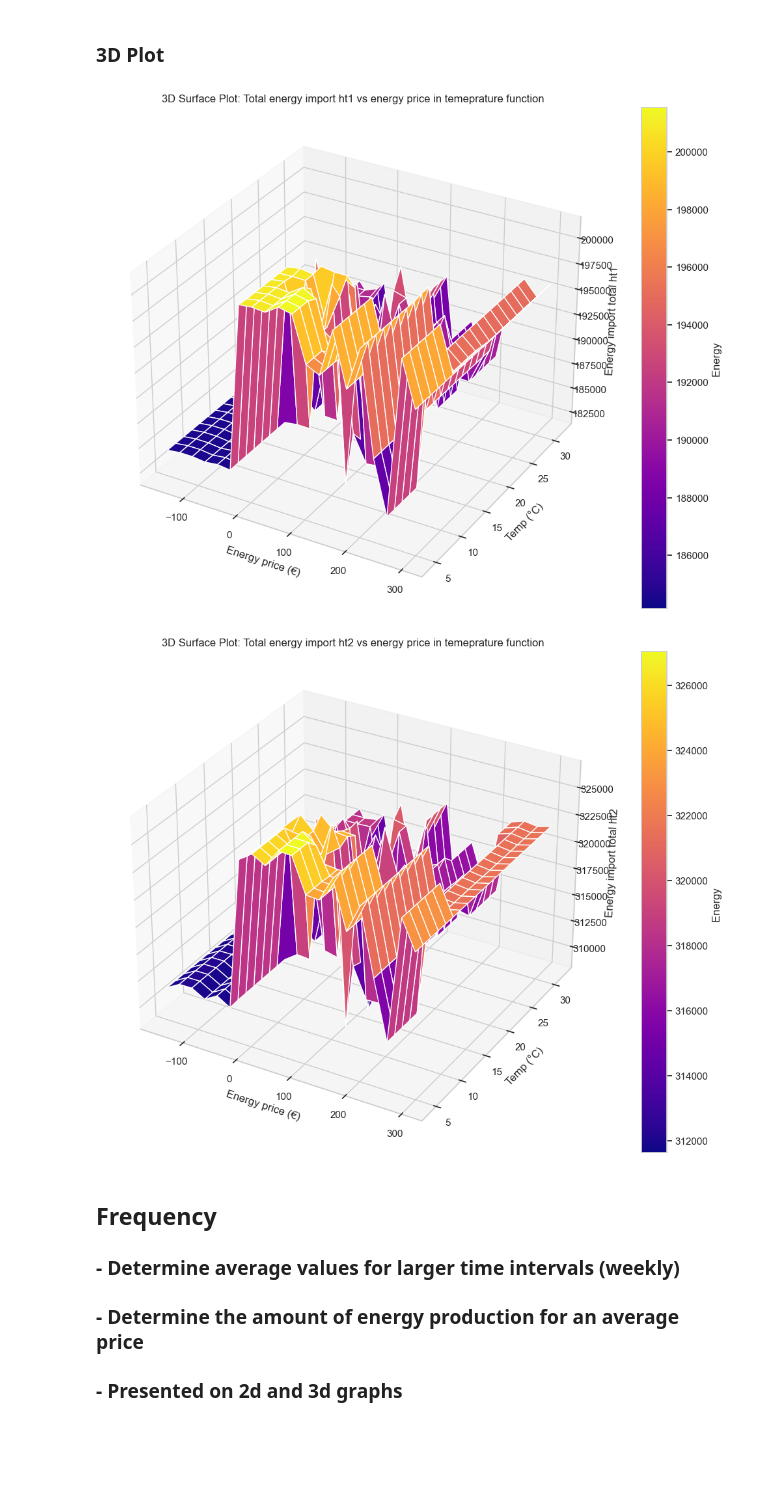
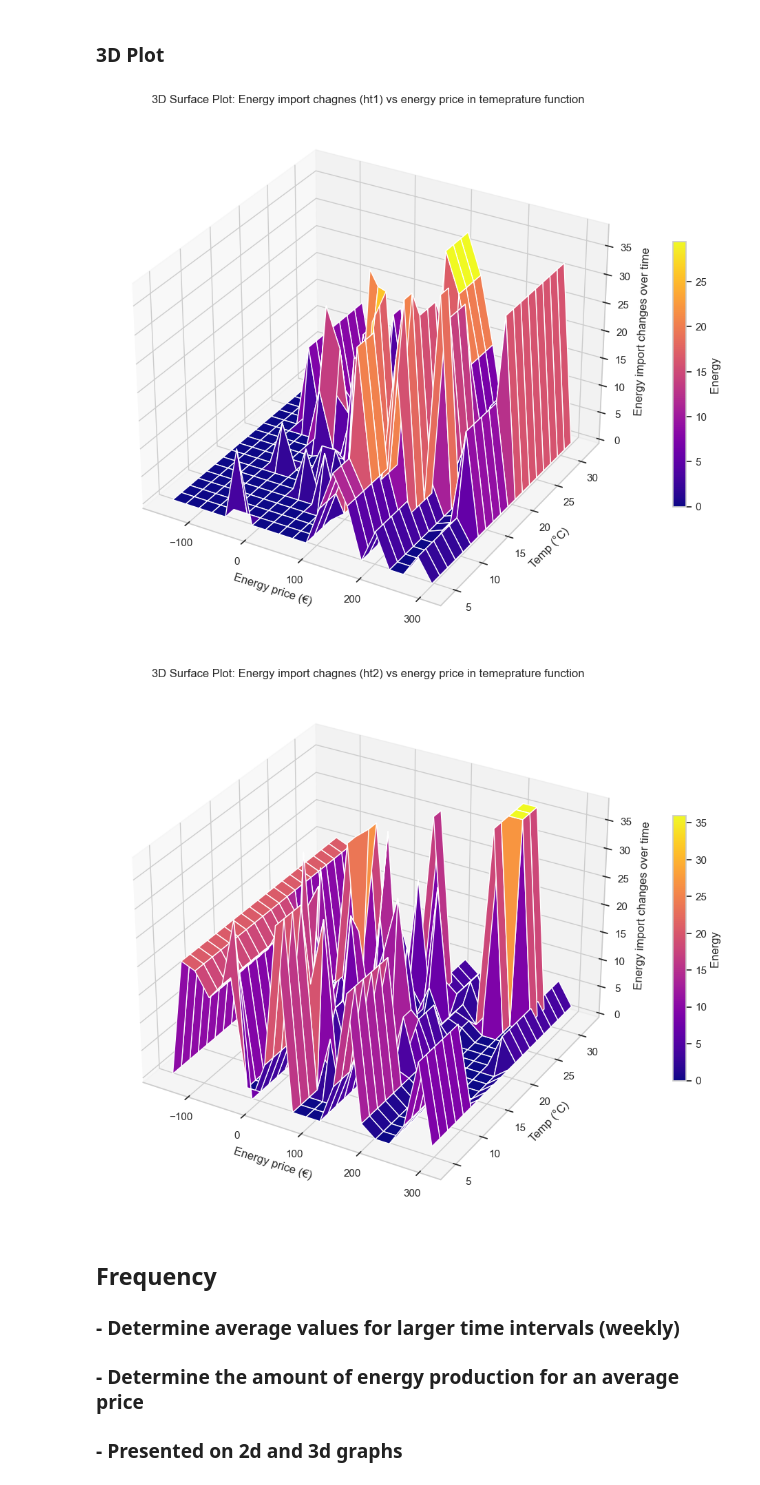
Before and after one commit to PiotrKersten/server-side-queries, a Jupyter notebook: main.ipynb, the cells around one changed output. Drawn from its saved outputs; the diff is of its cells as text; code cells hidden in the pictures; blank space fills up the shorter version.

Commit message:
fixed diagrams

```diff
--- a/main.ipynb
+++ b/main.ipynb
@@ -565,33 +593,33 @@ Name: energie_prijs_currentPrice, Length: 2560, dtype: float64
 # %%
 from scipy.interpolate import griddata
 
 # Prepare data
 
 temperature=df_res['weather_temperature']
 prices = df_res['energie_prijs_currentPrice']
-energy_import = df_res['ht_wp_1_id_energyImportTotal']
+energy_import = df_res["ht_wp_1_id_energyImportTotal_delta"]
 
 price_grid = np.linspace(min(prices),max(prices), 20)
 temp_grid = np.linspace(min(temperature), max(temperature), 20)
 
 price_grid, temp_grid=np.meshgrid(price_grid, temp_grid)
 energy_import_grid=griddata((temperature, prices), energy_import, (temp_grid, price_grid), method='nearest')
 
 fig=plt.figure(figsize=(15,10))
 ax = fig.add_subplot(111, projection='3d')
 surf = ax.plot_surface(price_grid, temp_grid, energy_import_grid, cmap='plasma')
 
 ax.set_xlabel('Energy price (€)')
 ax.set_ylabel('Temp (°C)')
-ax.set_zlabel('Energy import total ht1  ')
+ax.set_zlabel('Energy import changes over time')
 
-cbar = fig.colorbar(surf)
+cbar = fig.colorbar(surf, shrink=0.5)
 cbar.set_label('Energy ')
 
-plt.title('3D Surface Plot: Total energy import ht1 vs energy price in temeprature function')
+plt.title('3D Surface Plot: Energy import chagnes (ht1) vs energy price in temeprature function')
 plt.show()
 # %% [output]
-[figure, old version]
+[figure, new version]
 # %%
 from scipy.interpolate import griddata
 
@@ -599,7 +627,7 @@ from scipy.interpolate import griddata
 
 temperature=df_res['weather_temperature']
 prices = df_res['energie_prijs_currentPrice']
-energy_import = df_res['ht_wp_2_id_energyImportTotal']
+energy_import = df_res["ht_wp_2_id_energyImportTotal_delta"]
 
 price_grid = np.linspace(min(prices),max(prices), 20)
 temp_grid = np.linspace(min(temperature), max(temperature), 20)
@@ -613,15 +641,15 @@ surf = ax.plot_surface(price_grid, temp_grid, energy_import_grid, cmap='plasma')
 
 ax.set_xlabel('Energy price (€)')
 ax.set_ylabel('Temp (°C)')
-ax.set_zlabel('Energy import total ht2 ')
+ax.set_zlabel('Energy import changes over time')
 
-cbar = fig.colorbar(surf)
-cbar.set_label('Energy  ')
+cbar = fig.colorbar(surf, shrink=0.5)
+cbar.set_label('Energy ')
 
-plt.title('3D Surface Plot: Total energy import ht2 vs energy price in temeprature function')
+plt.title('3D Surface Plot: Energy import chagnes (ht2) vs energy price in temeprature function')
 plt.show()
 # %% [output]
-[figure, old version]
+[figure, new version]
 # %% [markdown]
 ## Frequency
 ### - Determine average values for larger time intervals (weekly)
```
Also changed, not shown: parts of 30 cells of this notebook.
